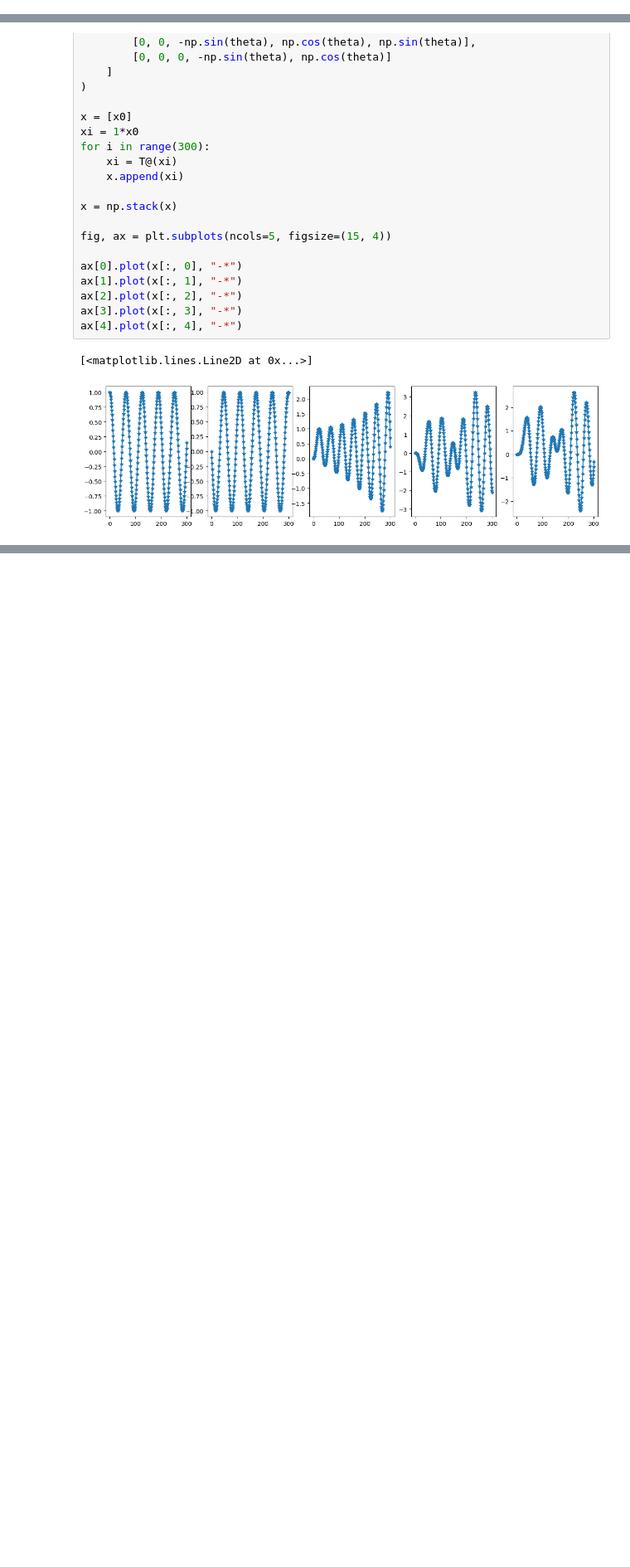
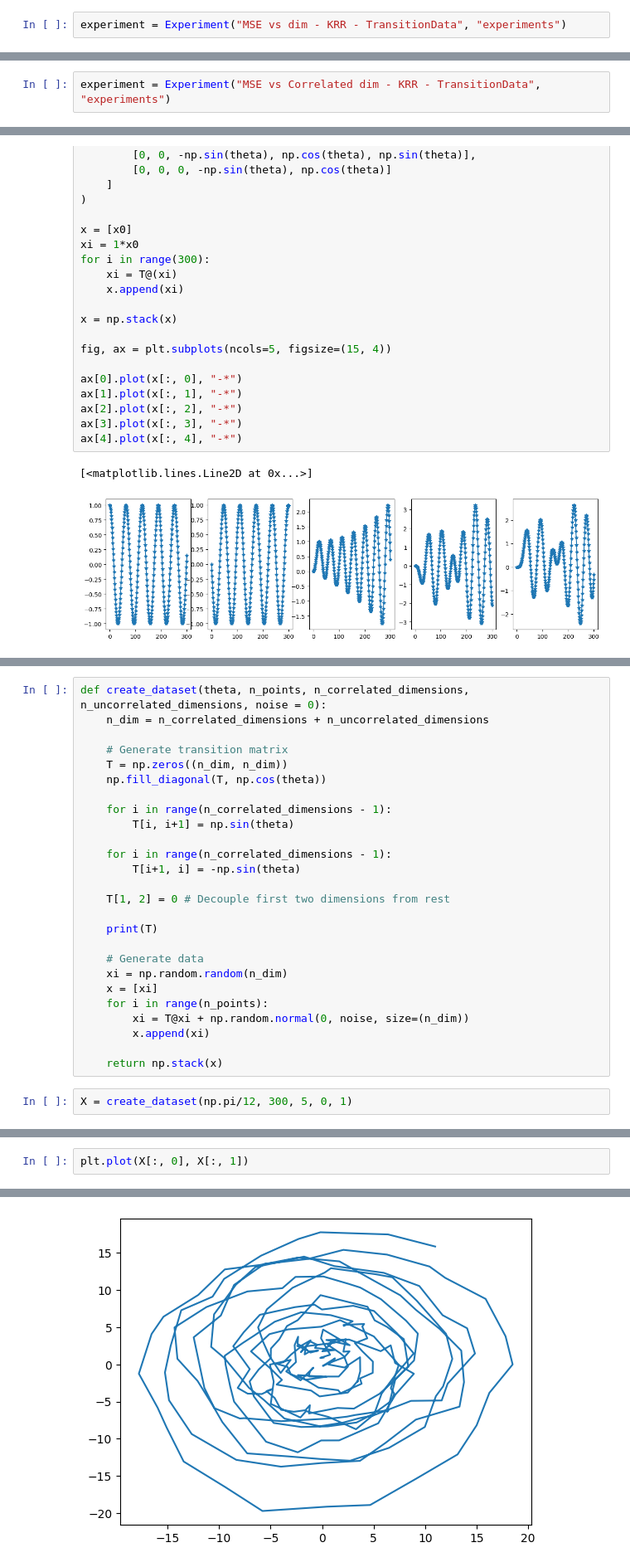
Before and after one commit to jameslavis26/time_series_clustering, a Jupyter notebook: experiments/clustering_tests/workbook.ipynb, the cells around one changed output, grey strips where cells are left out. Shown at 83% size. Cells and saved outputs as stored; diff of their text form; blank space fills up the shorter version.

```diff
--- a/experiments/clustering_tests/workbook.ipynb
+++ b/experiments/clustering_tests/workbook.ipynb
@@ -127,0 +142,2 @@ Subclasses:
+# %%
+experiment = Experiment("MSE vs dim - KRR - TransitionData", "experiments")
@@ -129,0 +251,2 @@ Subclasses:
+# %%
+experiment = Experiment("MSE vs Correlated dim - KRR - TransitionData", "experiments")
@@ -223,0 +456,28 @@ ax[4].plot(x[:, 4], "-*")
+# %%
+def create_dataset(theta, n_points, n_correlated_dimensions, n_uncorrelated_dimensions, noise = 0):
+    n_dim = n_correlated_dimensions + n_uncorrelated_dimensions
+
+    # Generate transition matrix
+    T = np.zeros((n_dim, n_dim))
+    np.fill_diagonal(T, np.cos(theta))
+
+    for i in range(n_correlated_dimensions - 1):
+        T[i, i+1] = np.sin(theta)
+
+    for i in range(n_correlated_dimensions - 1):
+        T[i+1, i] = -np.sin(theta)
+
+    T[1, 2] = 0 # Decouple first two dimensions from rest
+
+    print(T)
+
+    # Generate data
+    xi = np.random.random(n_dim)
+    x = [xi]
+    for i in range(n_points):
+        xi = T@xi + np.random.normal(0, noise, size=(n_dim))
+        x.append(xi)
+
+    return np.stack(x)
+# %%
+X = create_dataset(np.pi/12, 300, 5, 0, 1)
@@ -223,0 +490,3 @@ ax[4].plot(x[:, 4], "-*")
+# %%
+plt.plot(X[:, 0], X[:, 1])
+# %% [output]
@@ -223,0 +494 @@ ax[4].plot(x[:, 4], "-*")
+[figure, added]
```
Also changed, not shown: parts of 16 cells of this notebook.
